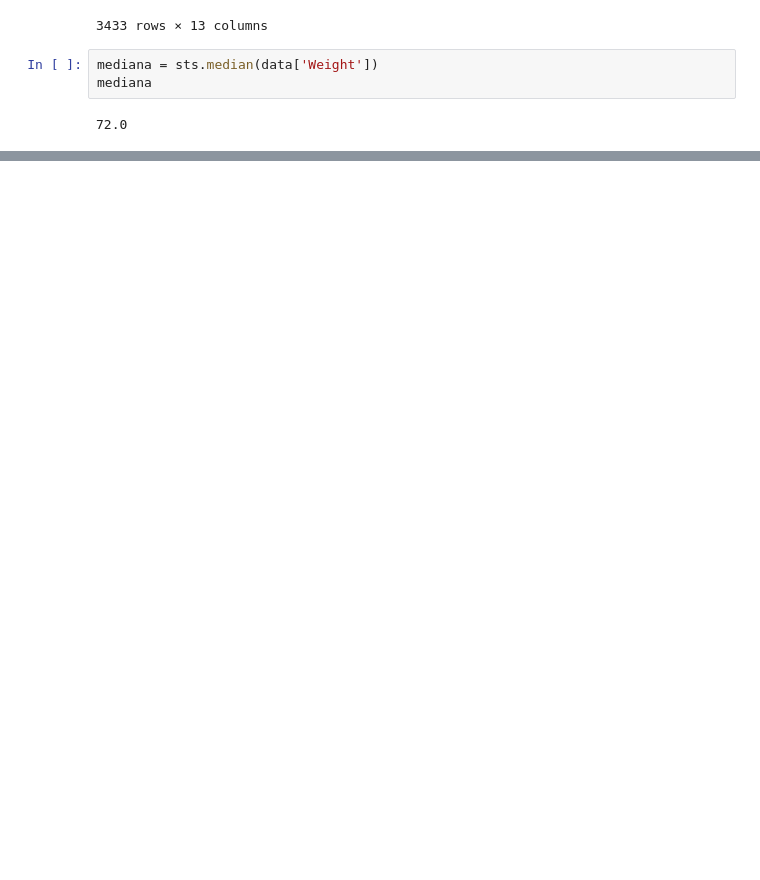
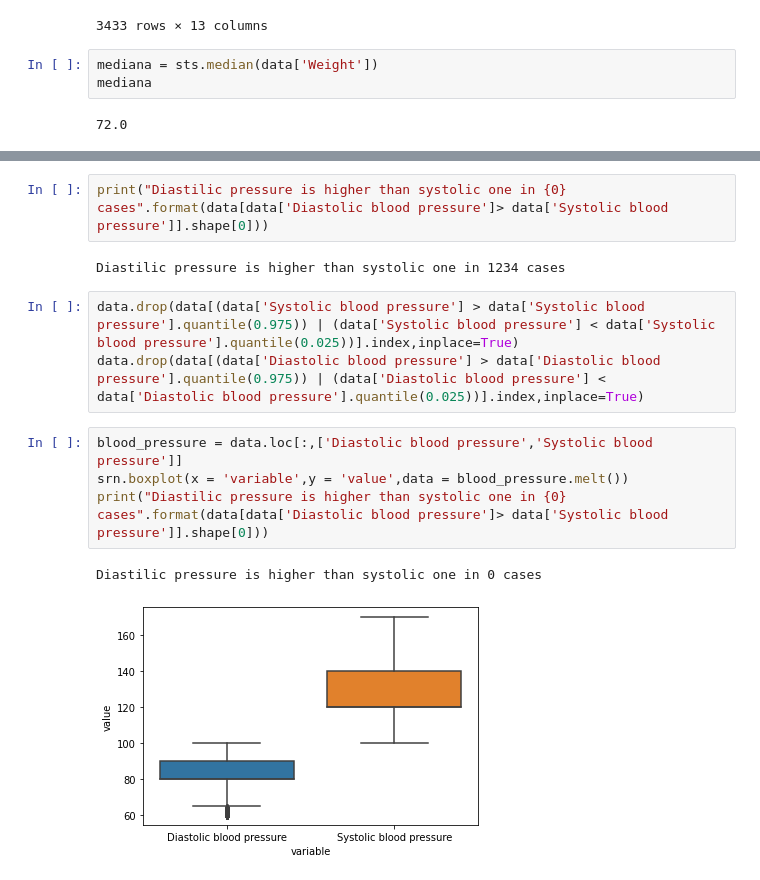
Before and after one commit to Larissacavalcantes/Larissacavalcantes, a Jupyter notebook: Detecção de doenças cardíacas em estágios iniciais.ipynb, the cells around one changed output, grey strips where cells are left out. Drawn from its saved outputs; the diff is of its cells as text; blank space fills up the shorter version.

```diff
--- a/Detecção de doenças cardíacas em estágios iniciais.ipynb
+++ b/Detecção de doenças cardíacas em estágios iniciais.ipynb
@@ -230,3 +239,17 @@ data.loc[(data['Weight']<55)|(data['Weight']>140),'Weight']=mediana
 data.loc[(data['Weight']<55)|(data['Weight']>140)]
 # %% [output]
 |  | Id | Age | Gender | Height | Weight | Systolic blood pressure | Diastolic blood pressure | Cholesterol | ... |
+# %%
+print("Diastilic pressure is higher than systolic one in {0} cases".format(data[data['Diastolic blood pressure']> data['Systolic blood pressure']].shape[0]))
+# %% [output]
+Diastilic pressure is higher than systolic one in 1234 cases
+# %%
+data.drop(data[(data['Systolic blood pressure'] > data['Systolic blood pressure'].quantile(0.975)) | (data['Systolic blood pressure'] < data['Systolic blood pressure'].quantile(0.025))].index,inplace=True)
+data.drop(data[(data['Diastolic blood pressure'] > data['Diastolic blood pressure'].quantile(0.975)) | (data['Diastolic blood pressure'] < data['Diastolic blood pressure'].quantile(0.025))].index,inplace=True)
+# %%
+blood_pressure = data.loc[:,['Diastolic blood pressure','Systolic blood pressure']]
+srn.boxplot(x = 'variable',y = 'value',data = blood_pressure.melt())
+print("Diastilic pressure is higher than systolic one in {0} cases".format(data[data['Diastolic blood pressure']> data['Systolic blood pressure']].shape[0]))
+# %% [output]
+Diastilic pressure is higher than systolic one in 0 cases
+[figure, added]
```
Also changed, not shown: parts of 10 cells of this notebook.
